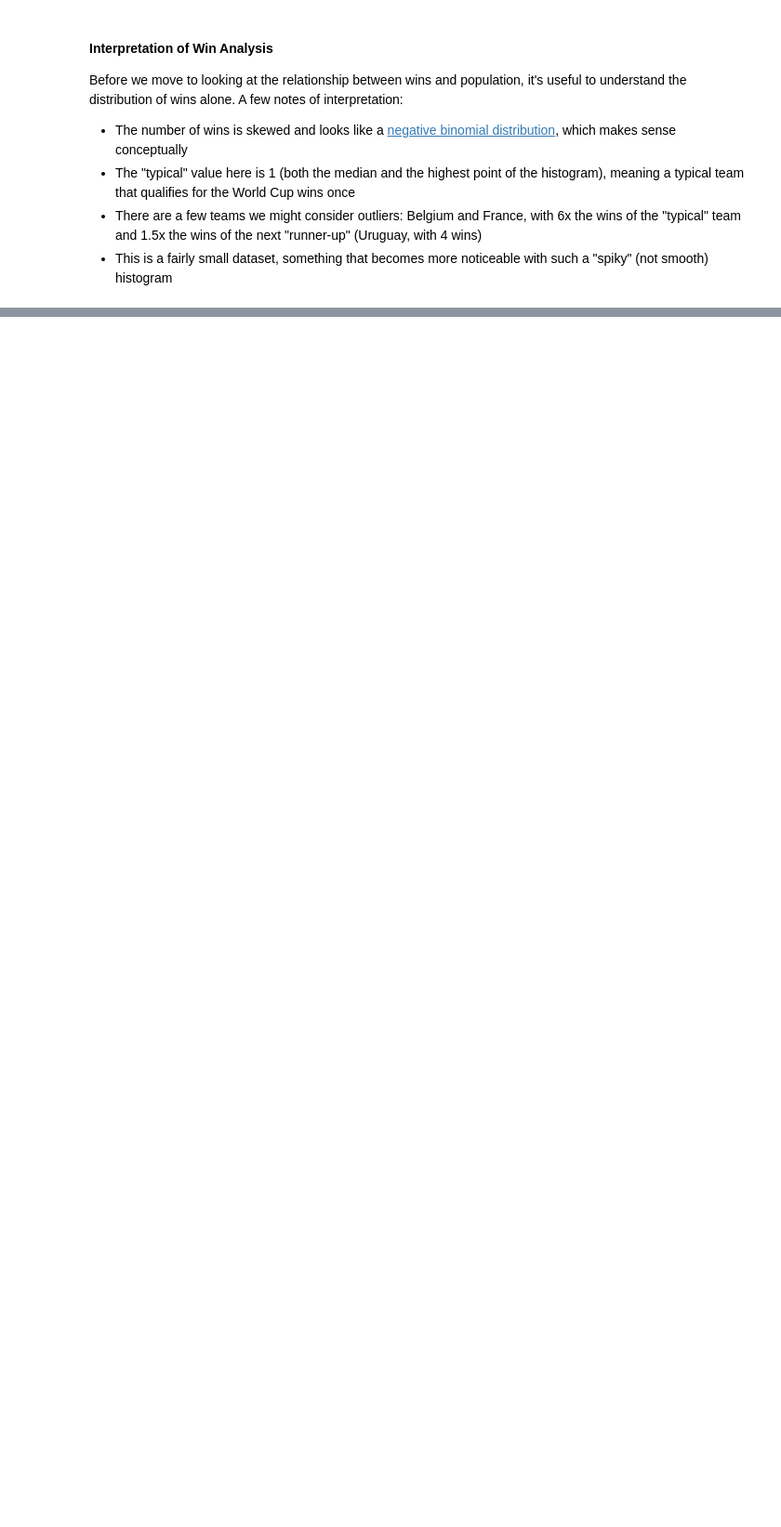
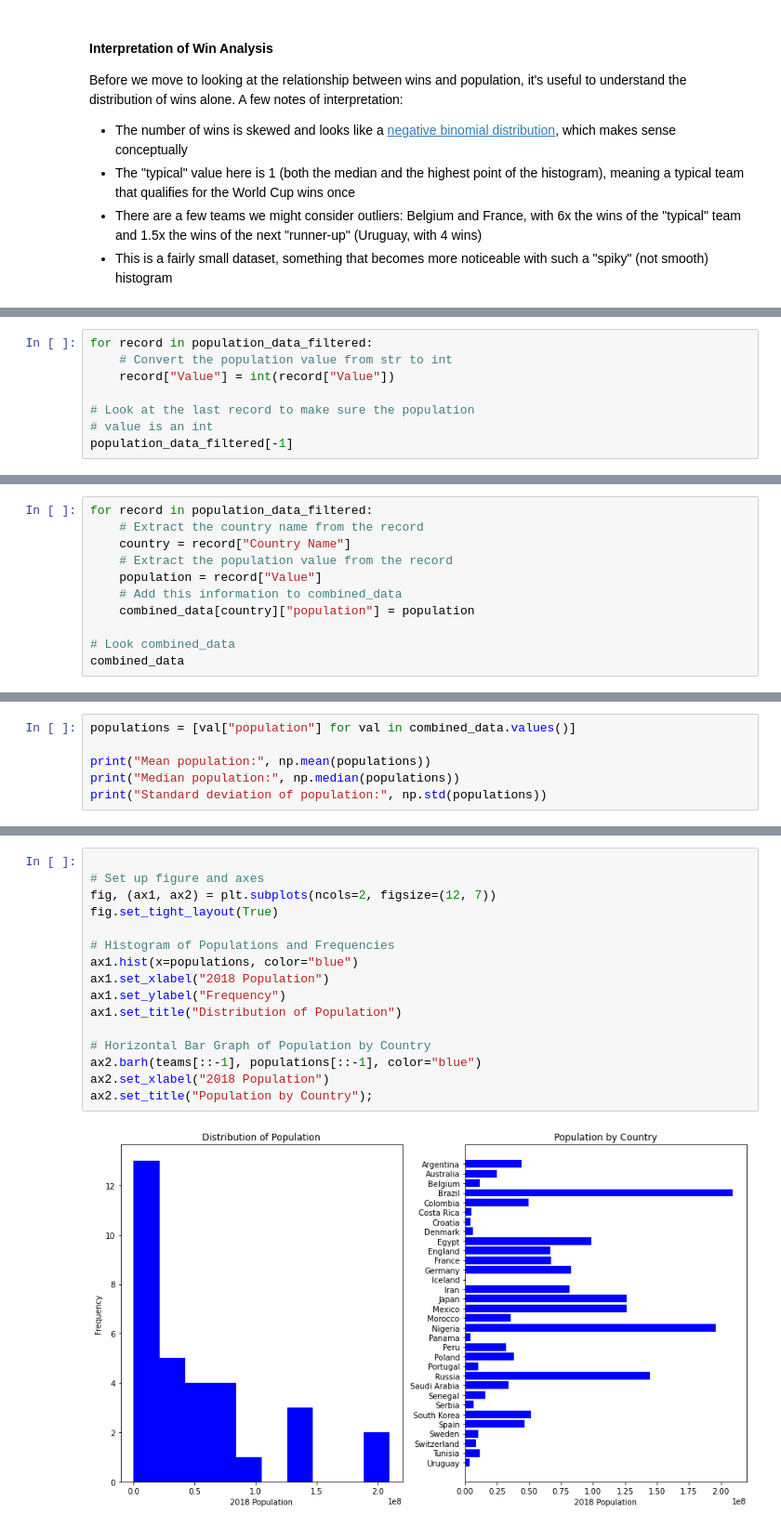
Before and after one commit to learn-co-curriculum/dsc-data-serialization-lab, a Jupyter notebook: index.ipynb, the cells around one changed output, grey strips where cells are left out. Shown at 93% size. Saved outputs shown, nothing was run; the diff lists cells and outputs as text; blank space fills up the shorter version.

Commit message:
rest of data serialization lab

```diff
--- a/index.ipynb
+++ b/index.ipynb
@@ -588,0 +783,8 @@ Before we move to looking at the relationship between wins and population, it's
+# %%
+for record in population_data_filtered:
+    # Convert the population value from str to int
+    record["Value"] = int(record["Value"])
+
+# Look at the last record to make sure the population
+# value is an int
+population_data_filtered[-1]
@@ -588,0 +836,11 @@ Before we move to looking at the relationship between wins and population, it's
+# %%
+for record in population_data_filtered:
+    # Extract the country name from the record
+    country = record["Country Name"]
+    # Extract the population value from the record
+    population = record["Value"]
+    # Add this information to combined_data
+    combined_data[country]["population"] = population
+
+# Look combined_data
+combined_data
@@ -588,0 +876,6 @@ Before we move to looking at the relationship between wins and population, it's
+# %%
+populations = [val["population"] for val in combined_data.values()]
+
+print("Mean population:", np.mean(populations))
+print("Median population:", np.median(populations))
+print("Standard deviation of population:", np.std(populations))
@@ -588,0 +888,18 @@ Before we move to looking at the relationship between wins and population, it's
+# %%
+
+# Set up figure and axes
+fig, (ax1, ax2) = plt.subplots(ncols=2, figsize=(12, 7))
+fig.set_tight_layout(True)
+
+# Histogram of Populations and Frequencies
+ax1.hist(x=populations, color="blue")
+ax1.set_xlabel("2018 Population")
+ax1.set_ylabel("Frequency")
+ax1.set_title("Distribution of Population")
+
+# Horizontal Bar Graph of Population by Country
+ax2.barh(teams[::-1], populations[::-1], color="blue")
+ax2.set_xlabel("2018 Population")
+ax2.set_title("Population by Country");
+# %% [output]
+[figure, added]
```
Also changed, not shown: parts of 45 cells of this notebook, 3 other files.
